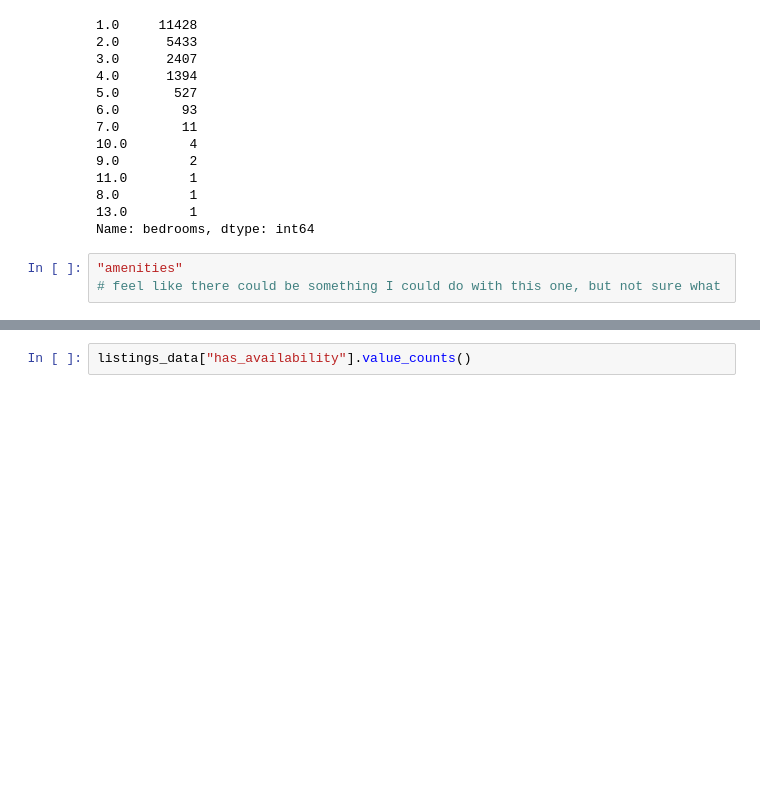
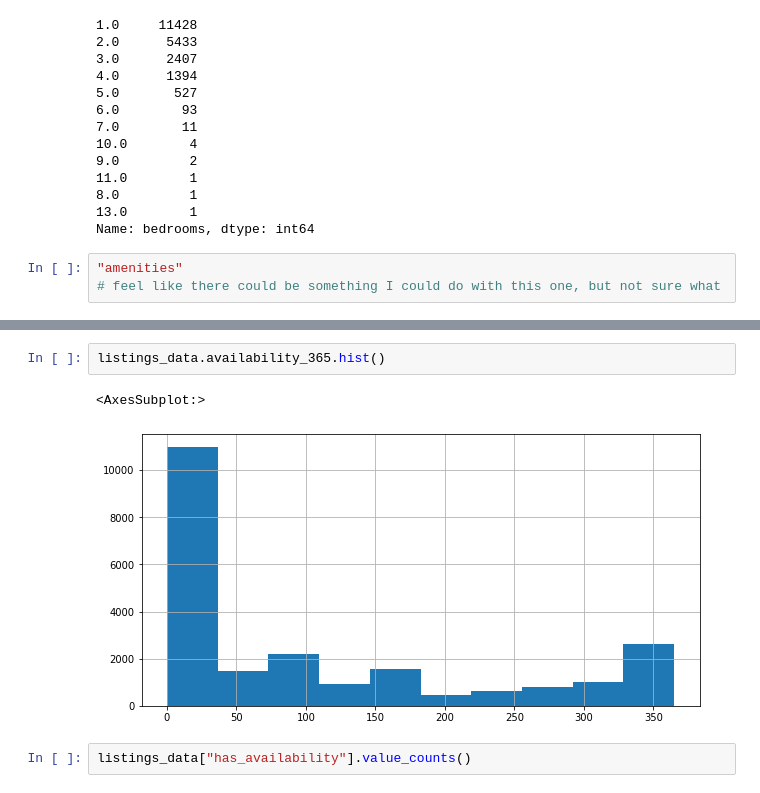
Before and after one commit to oliviajxiao/data_project, a Jupyter notebook: my_data_project.ipynb, the cells around one changed output, grey strips where cells are left out. Saved outputs shown, nothing was run; the diff lists cells and outputs as text; blank space fills up the shorter version.

```diff
--- a/my_data_project.ipynb
+++ b/my_data_project.ipynb
@@ -923,3 +948,8 @@ listings_data.price.hist()
+# %%
+listings_data.availability_365.hist()
+# %% [output]
+<AxesSubplot:>
+[figure, added]
 # %%
 listings_data["has_availability"].value_counts()
 # %% [output]
```
Also changed, not shown: parts of 14 cells of this notebook.
